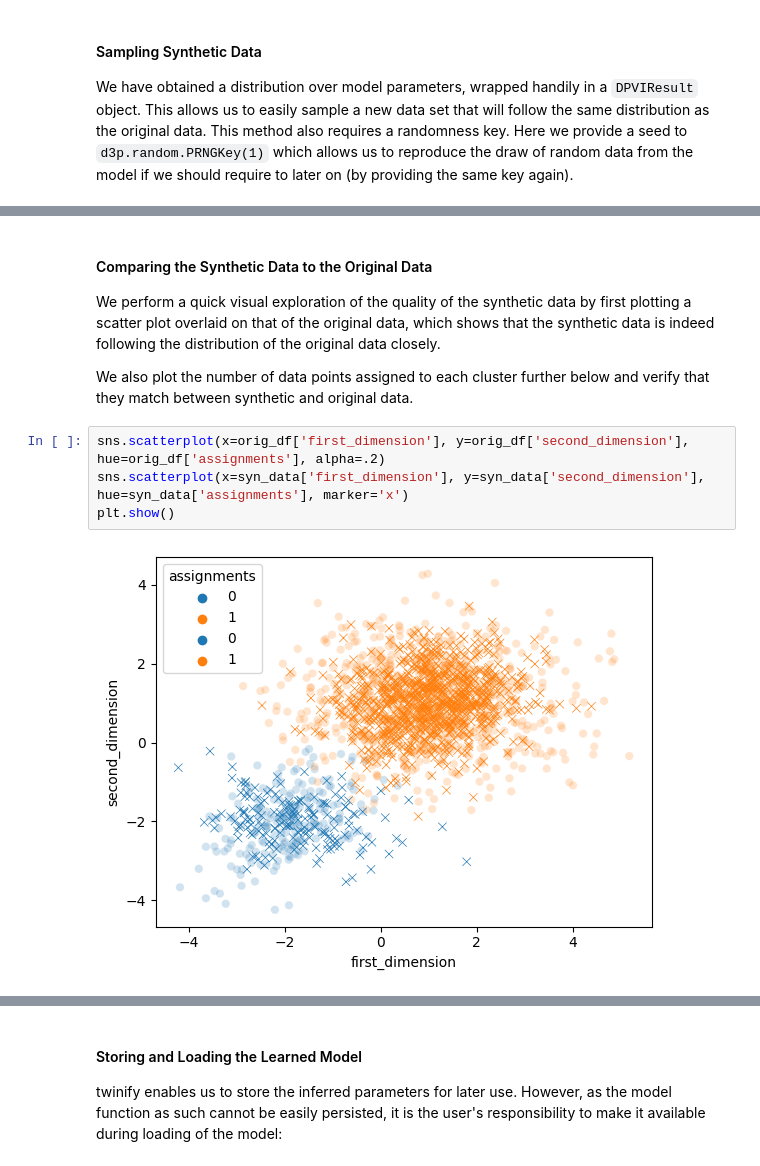
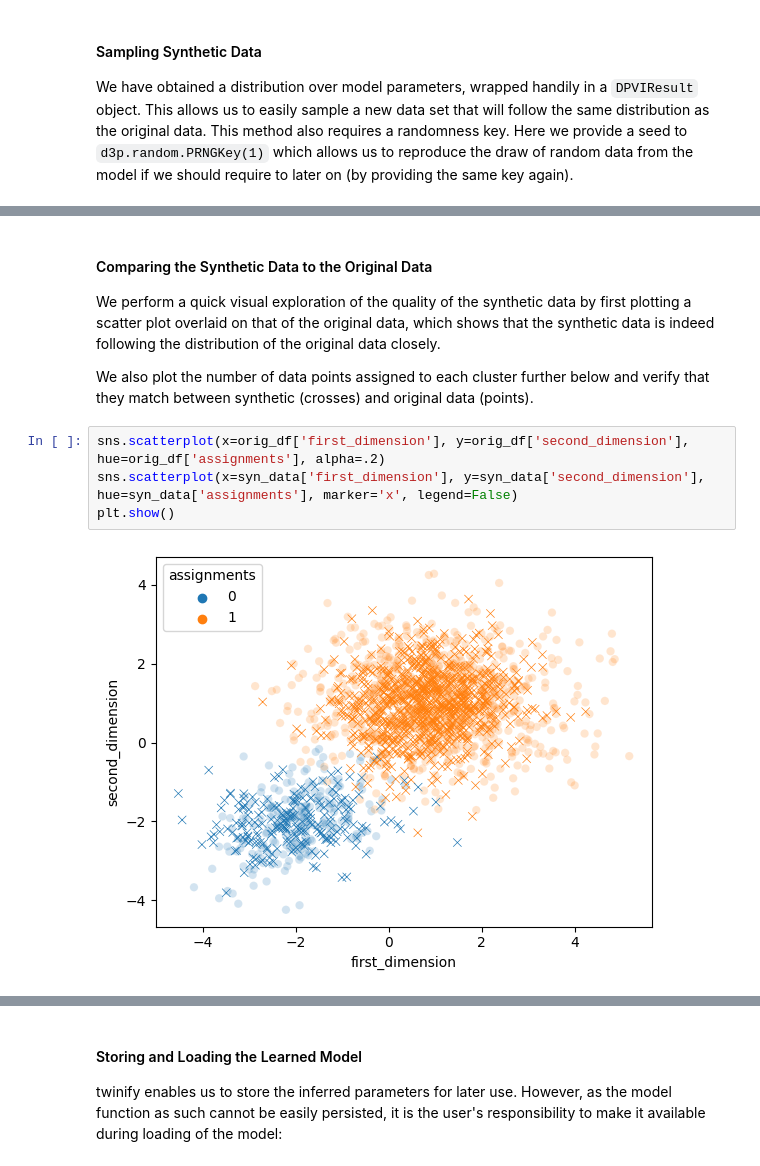
Before and after one commit to DPBayes/twinify, a Jupyter notebook: examples/DPVI example.ipynb, the cells around one changed output, grey strips where cells are left out. Saved outputs shown, nothing was run; the diff lists cells and outputs as text.

Commit message:
dpvi example, fixed plot legend

```diff
--- a/examples/DPVI example.ipynb
+++ b/examples/DPVI example.ipynb
@@ -160,13 +160,13 @@ syn_data
 
 We perform a quick visual exploration of the quality of the synthetic data by first plotting a scatter plot overlaid on that of the original data, which shows that the synthetic data is indeed following the distribution of the original data closely.
 
-We also plot the number of data points assigned to each cluster further below and verify that they match between synthetic and original data.
+We also plot the number of data points assigned to each cluster further below and verify that they match between synthetic (crosses) and original data (points).
 # %%
 sns.scatterplot(x=orig_df['first_dimension'], y=orig_df['second_dimension'], hue=orig_df['assignments'], alpha=.2)
-sns.scatterplot(x=syn_data['first_dimension'], y=syn_data['second_dimension'], hue=syn_data['assignments'], marker='x')
+sns.scatterplot(x=syn_data['first_dimension'], y=syn_data['second_dimension'], hue=syn_data['assignments'], marker='x', legend=False)
 plt.show()
 # %% [output]
-[figure, old version]
+[figure, new version]
 # %%
 component_assignments = pd.concat((
     pd.DataFrame({'assignments': orig_df['assignments'], 'data': 'orig'}),
```
Also changed, not shown: parts of 2 cells of this notebook.
